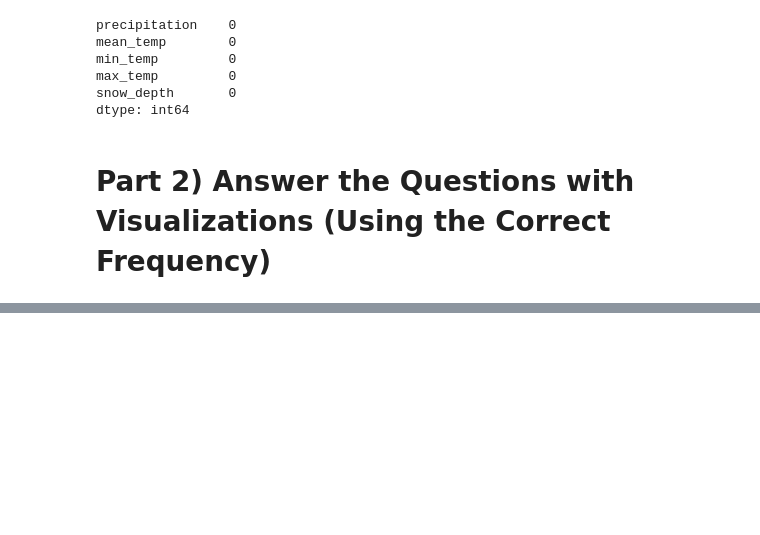
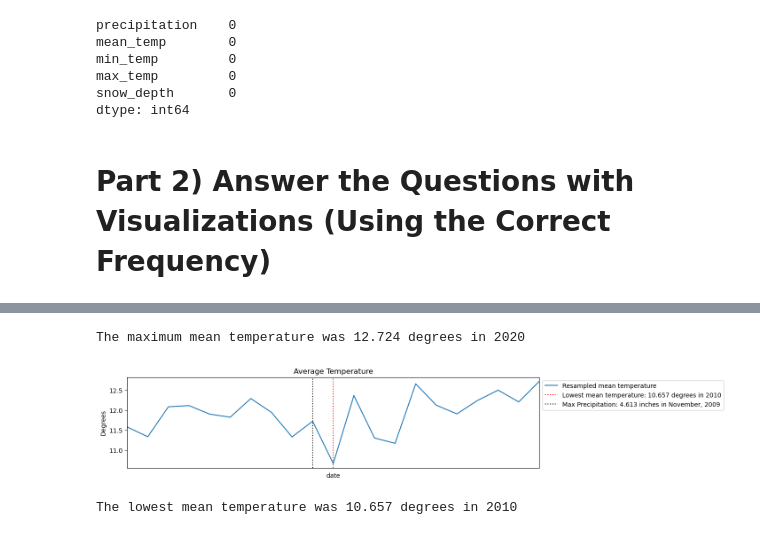
Before and after one commit to sheha919/data_visualization, a Jupyter notebook: Resampling Datetime Data.ipynb, the cells around one changed output, grey strips where cells are left out. Drawn from its saved outputs; the diff is of its cells as text; code cells hidden in the pictures; blank space fills up the shorter version.

```diff
--- a/Resampling Datetime Data.ipynb
+++ b/Resampling Datetime Data.ipynb
@@ -156,0 +221,4 @@ dtype: int64
+# %%
+#make a copy of mean_temp
+mean_temp = df.loc['2000':,'mean_temp'].copy()
+mean_temp
@@ -156,0 +239,5 @@ dtype: int64
+# %%
+#Resample the data as Yearly frequency
+mean_temp_Y= mean_temp.resample('Y').mean()
+mean_temp_Y.name = 'Resampled mean temperature'
+mean_temp_Y.head()
@@ -156,0 +252,40 @@ dtype: int64
+# %%
+# date and corresponding value for the max mean temp
+print(f"The maximum mean temperature was {mean_temp_Y.max():.3f} degrees in {mean_temp_Y.idxmax().strftime('%Y')}")
+#print(f"The maximum mean temperature was {mean_temp.max():.3f} degrees on {mean_temp.idxmax().strftime('%B %d,%Y')}")
+# %% [output]
+The maximum mean temperature was 12.724 degrees in 2020
+# %%
+#plot data
+fig, ax = plt.subplots(figsize=(12,3))
+mean_temp_Y.plot(ax=ax)
+ax.set(title = "Average Temperature", ylabel = 'Degrees')
+
+#customize major ticks
+loc_year_maj = mdates.YearLocator(5)
+fmt_year = mdates.DateFormatter('%Y')
+
+ax.xaxis.set_major_locator(loc_year_maj)
+ax.xaxis.set_major_formatter(fmt_year)
+
+#Customize the minor xaxis ticks
+loc_year_min = mdates.YearLocator(1)
+ax.xaxis.set_minor_locator(loc_year_min)
+
+#lowest temperature
+ax.axvline(mean_temp_Y.idxmin(), color = 'red', ls = ':',
+           label = f"Lowest mean temperature: {mean_temp_Y.min():.3f} degrees in {mean_temp_Y.idxmin().strftime('%Y')}")
+#max precipitation
+ax.axvline(prec_MS.idxmax(), color = 'black', ls = ':',
+           label = f"Max Precipitation: {prec_MS.max():.3f} inches in {prec_MS.idxmax().strftime('%B, %Y')}")
+ax.legend(bbox_to_anchor=[1,1])
+
+
+fig.autofmt_xdate(which = 'major', rotation = 90)
+# %% [output]
+[figure, added]
+# %%
+# the date and value for the lowest mean temp
+print(f"The lowest mean temperature was {mean_temp_Y.min():.3f} degrees in {mean_temp_Y.idxmin().strftime('%Y')}")
+# %% [output]
+The lowest mean temperature was 10.657 degrees in 2010
```
Also changed, not shown: parts of 9 cells of this notebook, 3 other files.
